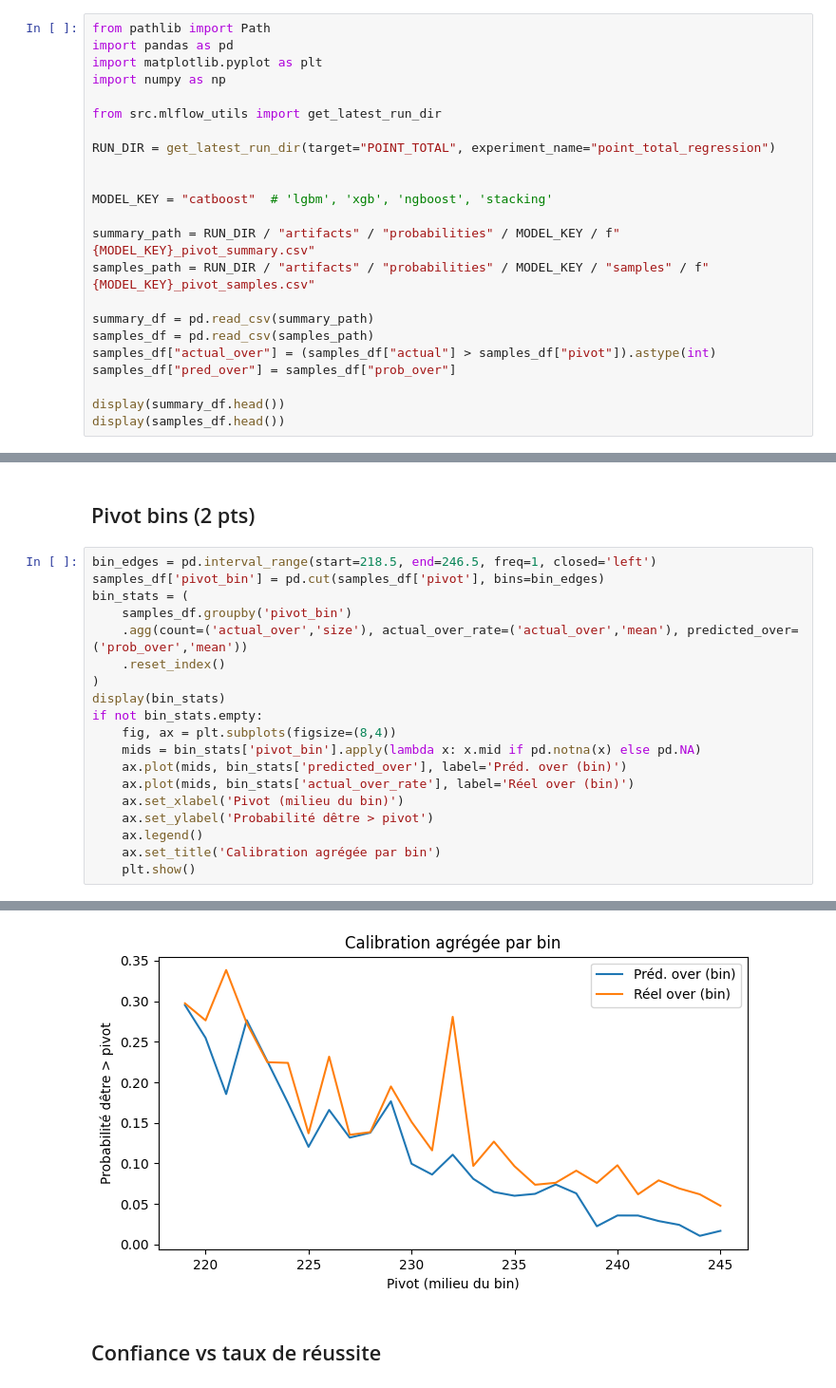
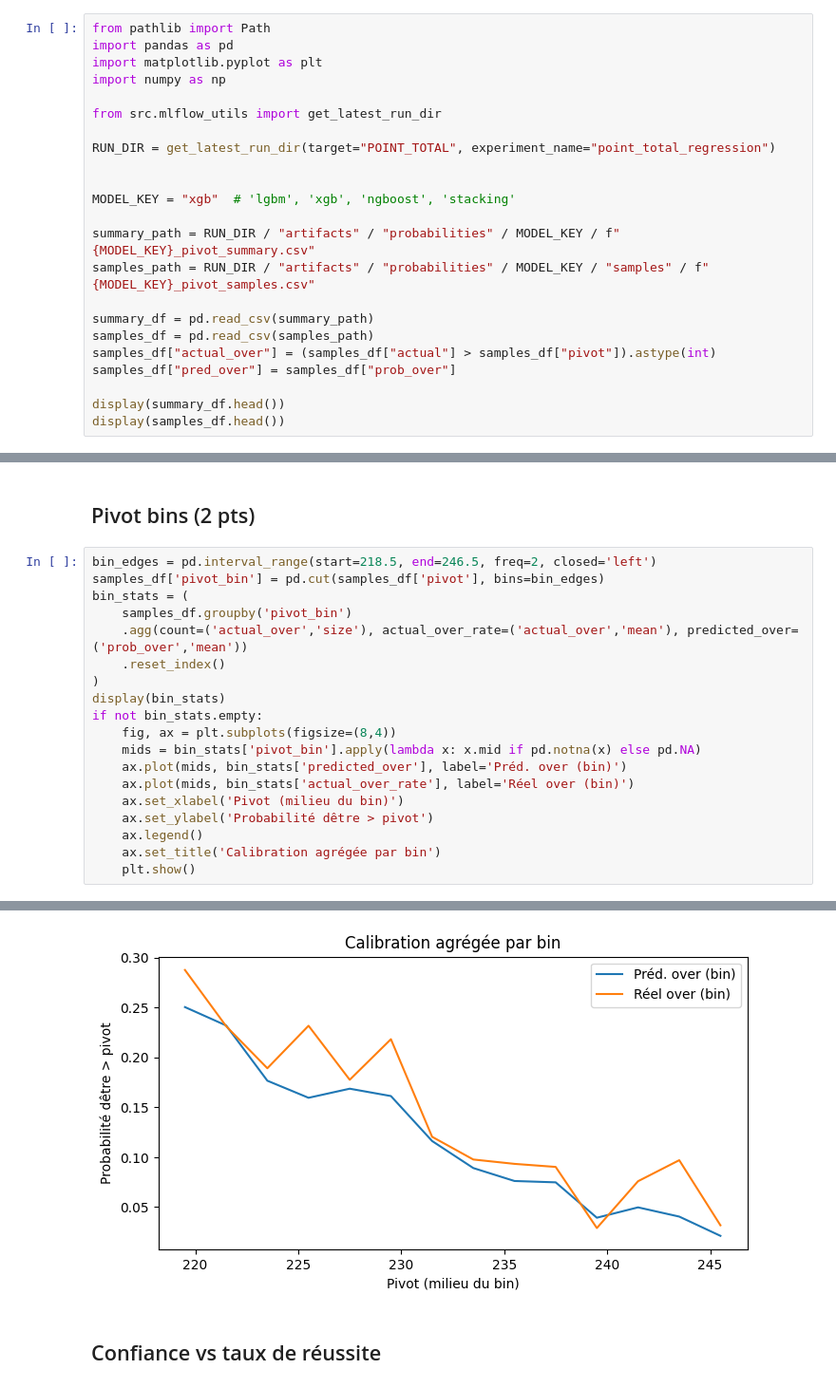
Before and after one commit to SirGenkii/NBA_Predictor, a Jupyter notebook: 09_pivot_analysis.ipynb, the cells around one changed output, grey strips where cells are left out. Shown at 95% size. Cells and saved outputs as stored; diff of their text form.

```diff
--- a/09_pivot_analysis.ipynb
+++ b/09_pivot_analysis.ipynb
@@ -13,7 +13,7 @@ from src.mlflow_utils import get_latest_run_dir
 RUN_DIR = get_latest_run_dir(target="POINT_TOTAL", experiment_name="point_total_regression")
 
 
-MODEL_KEY = "catboost"  # 'lgbm', 'xgb', 'ngboost', 'stacking'
+MODEL_KEY = "xgb"  # 'lgbm', 'xgb', 'ngboost', 'stacking'
 
 summary_path = RUN_DIR / "artifacts" / "probabilities" / MODEL_KEY / f"{MODEL_KEY}_pivot_summary.csv"
 samples_path = RUN_DIR / "artifacts" / "probabilities" / MODEL_KEY / "samples" / f"{MODEL_KEY}_pivot_samples.csv"
@@ -115,7 +104,7 @@ display(top_edges)
 # %% [markdown]
 ## Pivot bins (2 pts)
 # %%
-bin_edges = pd.interval_range(start=218.5, end=246.5, freq=1, closed='left')
+bin_edges = pd.interval_range(start=218.5, end=246.5, freq=2, closed='left')
 samples_df['pivot_bin'] = pd.cut(samples_df['pivot'], bins=bin_edges)
 bin_stats = (
     samples_df.groupby('pivot_bin')
@@ -154,4 +141,4 @@ if not bin_stats.empty:
-[figure, old version]
+[figure, new version]
 # %% [markdown]
 ## Confiance vs taux de réussite
 # %%
```
Also changed, not shown: parts of 6 cells of this notebook, 38 other files.
